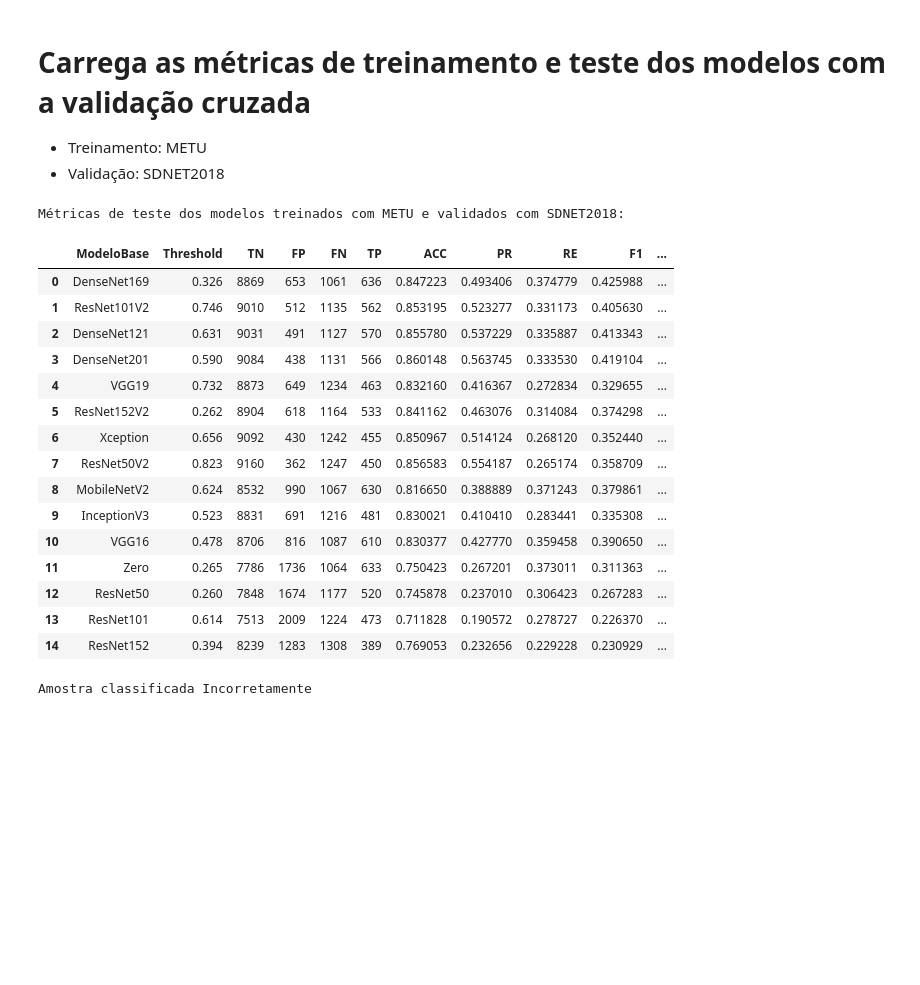
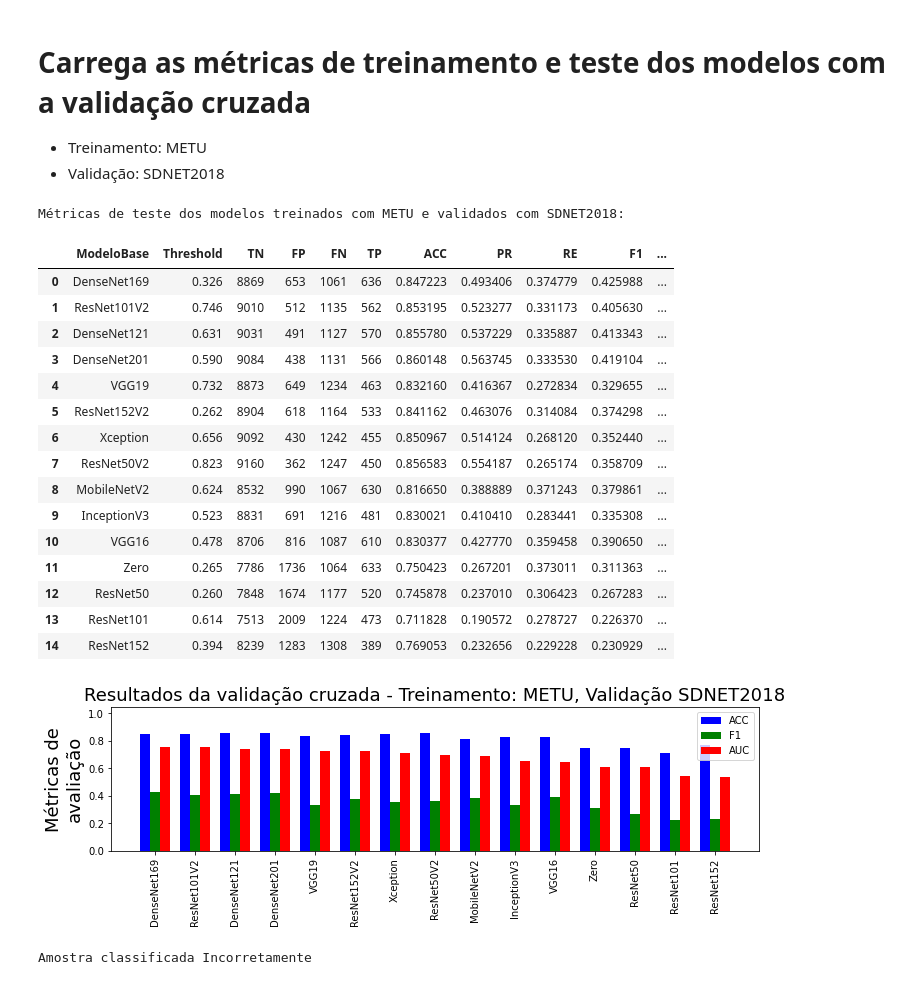
Before and after one commit to eduardoanog/Ciencia-Dos-Dados-Projeto, a Jupyter notebook: Processa o resultado dos modelos.ipynb, the cells around one changed output. Drawn from its saved outputs; the diff is of its cells as text; code cells hidden in the pictures; blank space fills up the shorter version.

```diff
--- a/Processa o resultado dos modelos.ipynb
+++ b/Processa o resultado dos modelos.ipynb
@@ -357,33 +388,36 @@ f = open (os.path.join('Resultados', 'CROSS_VALIDATION', 'Zero', 'train_METU_tes
 data = json.loads(f.read())
 f.close()
 data['ModeloBase'] = 'Zero'
 df_test_METU_SDNET.append(data)
 for model in lista_modelos:
     f = open (os.path.join('Resultados', 'CROSS_VALIDATION', 'Transf', 'train_METU_test_SDNET_2018', model, 'TestFinalMetrics.json'), "r")
     data = json.loads(f.read())
     f.close()
     df_test_METU_SDNET.append(data)
 df_test_METU_SDNET = pd.DataFrame.from_dict(df_test_METU_SDNET)[['ModeloBase', 'Threshold', 'TN', 'FP', 'FN', 'TP', 'ACC', 'PR', 'RE', 'F1', 'AUC', 'Erro', 'TempoPredict']].sort_values(by = 'AUC', ascending = False).reset_index(drop = True)
 print('Métricas de teste dos modelos treinados com METU e validados com SDNET2018:')
 display(df_test_METU_SDNET)
+
+plot_result(df_test_METU_SDNET, 'Resultados da validação cruzada - Treinamento: METU, Validação SDNET2018')
 # %% [output]
 Métricas de teste dos modelos treinados com METU e validados com SDNET2018:
 |  | ModeloBase | Threshold | TN | FP | FN | TP | ACC | PR | RE | F1 | ... |
 | 0 | DenseNet169 | 0.326 | 8869 | 653 | 1061 | 636 | 0.847223 | 0.493406 | 0.374779 | 0.425988 | ... |
 | 1 | ResNet101V2 | 0.746 | 9010 | 512 | 1135 | 562 | 0.853195 | 0.523277 | 0.331173 | 0.405630 | ... |
 | 2 | DenseNet121 | 0.631 | 9031 | 491 | 1127 | 570 | 0.855780 | 0.537229 | 0.335887 | 0.413343 | ... |
 | 3 | DenseNet201 | 0.590 | 9084 | 438 | 1131 | 566 | 0.860148 | 0.563745 | 0.333530 | 0.419104 | ... |
 | 4 | VGG19 | 0.732 | 8873 | 649 | 1234 | 463 | 0.832160 | 0.416367 | 0.272834 | 0.329655 | ... |
 | 5 | ResNet152V2 | 0.262 | 8904 | 618 | 1164 | 533 | 0.841162 | 0.463076 | 0.314084 | 0.374298 | ... |
 | 6 | Xception | 0.656 | 9092 | 430 | 1242 | 455 | 0.850967 | 0.514124 | 0.268120 | 0.352440 | ... |
 | 7 | ResNet50V2 | 0.823 | 9160 | 362 | 1247 | 450 | 0.856583 | 0.554187 | 0.265174 | 0.358709 | ... |
 | 8 | MobileNetV2 | 0.624 | 8532 | 990 | 1067 | 630 | 0.816650 | 0.388889 | 0.371243 | 0.379861 | ... |
 | 9 | InceptionV3 | 0.523 | 8831 | 691 | 1216 | 481 | 0.830021 | 0.410410 | 0.283441 | 0.335308 | ... |
 | 10 | VGG16 | 0.478 | 8706 | 816 | 1087 | 610 | 0.830377 | 0.427770 | 0.359458 | 0.390650 | ... |
 | 11 | Zero | 0.265 | 7786 | 1736 | 1064 | 633 | 0.750423 | 0.267201 | 0.373011 | 0.311363 | ... |
 | 12 | ResNet50 | 0.260 | 7848 | 1674 | 1177 | 520 | 0.745878 | 0.237010 | 0.306423 | 0.267283 | ... |
 | 13 | ResNet101 | 0.614 | 7513 | 2009 | 1224 | 473 | 0.711828 | 0.190572 | 0.278727 | 0.226370 | ... |
 | 14 | ResNet152 | 0.394 | 8239 | 1283 | 1308 | 389 | 0.769053 | 0.232656 | 0.229228 | 0.230929 | ... |
+[figure, added]
 # %%
 best_model = df_test_METU_SDNET.loc[0, 'ModeloBase']
 
```
Also changed, not shown: parts of 6 cells of this notebook, 23 other files.
